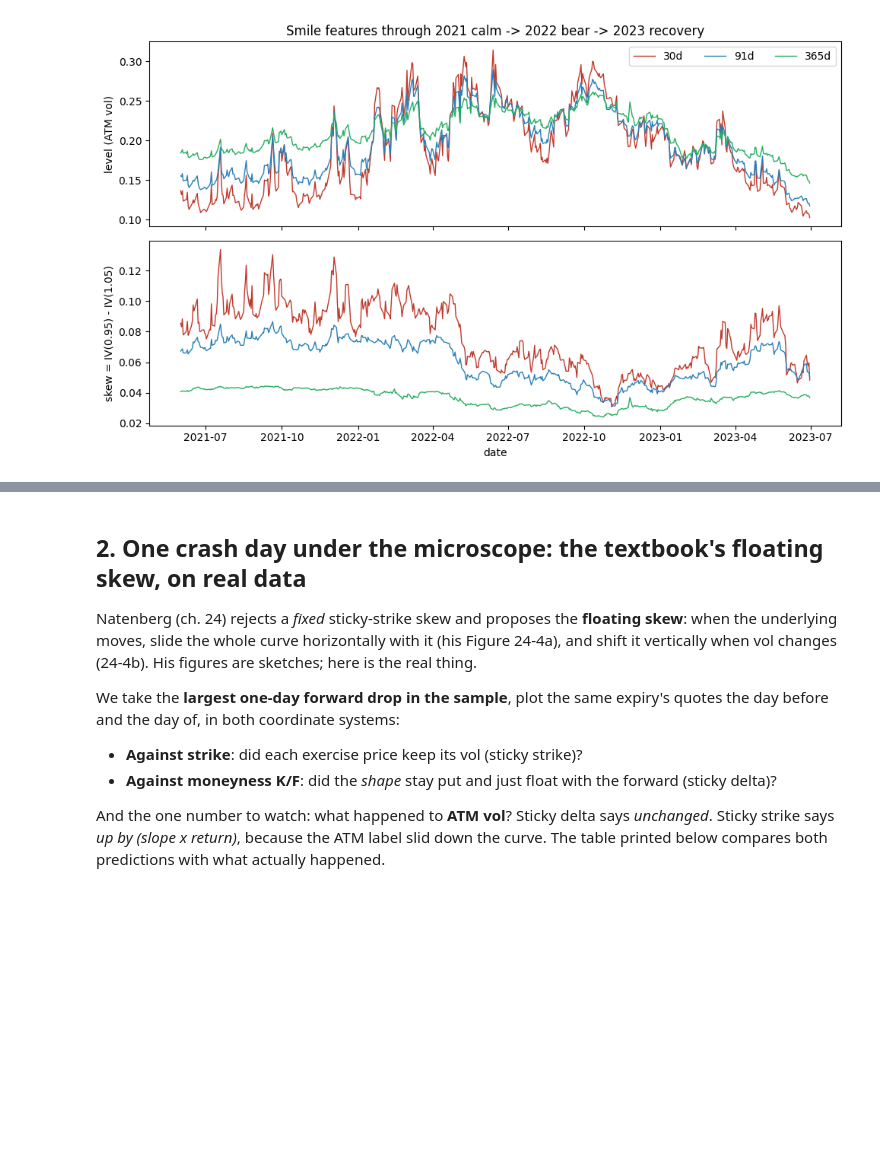
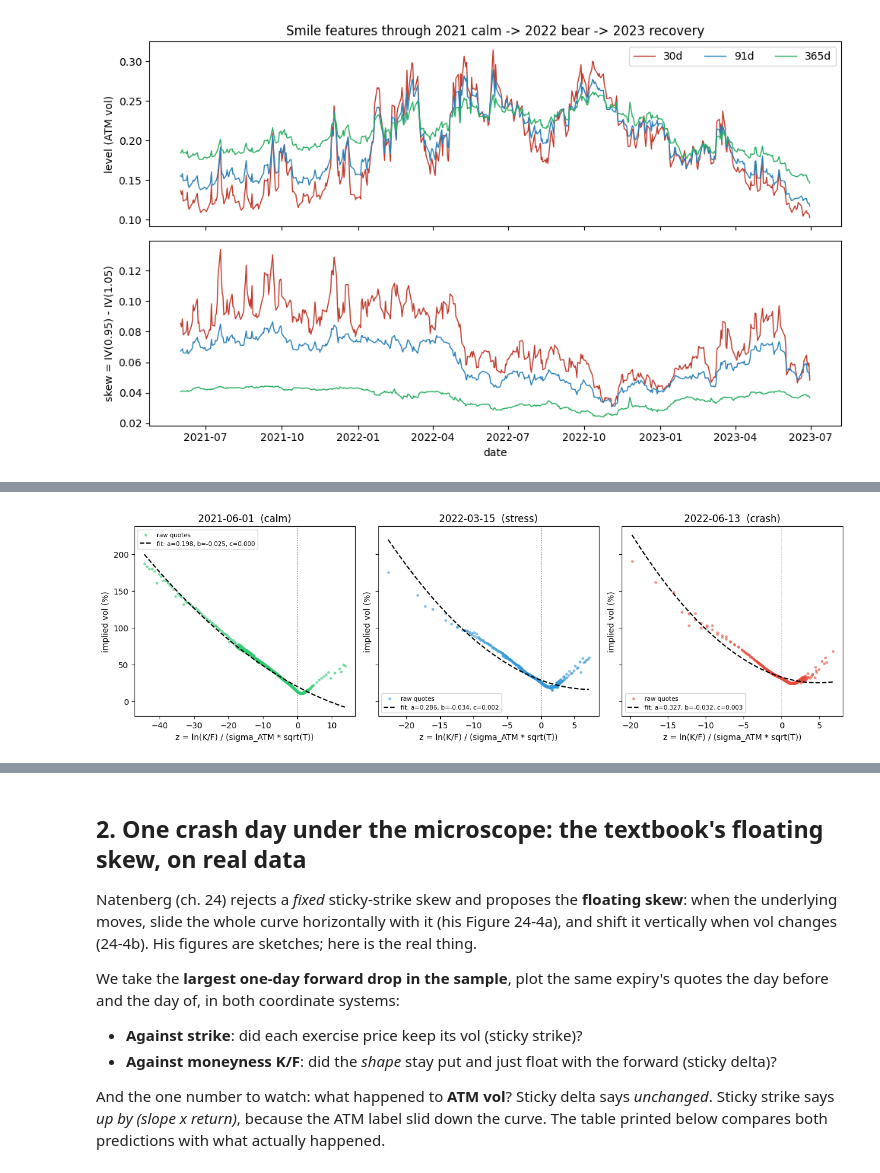
Before and after one commit to harrodyuan/DS4FE, a Jupyter notebook: DS4FE_IV_Surface_Skew_Dynamics.ipynb, the cells around one changed output, grey strips where cells are left out. Cells and saved outputs as stored; diff of their text form; code cells hidden in the pictures; blank space fills up the shorter version.

Commit message:
Add parametric smile model section: quadratic fit in z-space for 3 days + time series of a/b/c parameters vs grid skew

```diff
--- a/DS4FE_IV_Surface_Skew_Dynamics.ipynb
+++ b/DS4FE_IV_Surface_Skew_Dynamics.ipynb
@@ -210,0 +225,28 @@ tenor_d
+# %%
+# Fit quadratic smile model: sigma(z) = a + b*z + c*z**2  on three representative days
+sample_dates = ['2021-06-01', '2022-03-15', '2022-06-13']
+fig, axes = plt.subplots(1, 3, figsize=(13, 4.2), sharey=True)
+cols = ['#2ECC71', '#3498DB', '#E74C3C']
+
+for ax, dt_str, c in zip(axes, sample_dates, cols):
+    d = pd.read_parquet(f'{IV}/iv_{dt_str}.parquet')
+    exp = d.loc[(d['T'] * 365.25 - 30).abs().idxmin(), 'expiry']
+    e = d[d['expiry'] == exp].sort_values('strike')
+    T_, F_ = e['T'].iloc[0], e['F'].iloc[0]
+    atm = np.interp(F_, e['strike'], e['iv'])
+    z = np.log(e['strike'] / F_) / (atm * np.sqrt(T_))
+    coeffs = np.polyfit(z, e['iv'], 2)   # [c, b, a]
+    z_fine = np.linspace(z.min(), z.max(), 200)
+    fit = np.polyval(coeffs, z_fine)
+    ax.scatter(z, e['iv'] * 100, s=6, color=c, alpha=0.5, label='raw quotes')
+    ax.plot(z_fine, fit * 100, '--', color='black', lw=1.5,
+            label=f'fit: a={coeffs[2]:.3f}, b={coeffs[1]:.3f}, c={coeffs[0]:.3f}')
+    ax.axvline(0, color='gray', lw=0.8, ls=':')
+    ax.set_xlabel('z = ln(K/F) / (sigma_ATM * sqrt(T))')
+    ax.set_ylabel('implied vol (%)')
+    t = 'calm' if dt_str=='2021-06-01' else 'stress' if dt_str=='2022-03-15' else 'crash'
+    ax.set_title(f'{dt_str}  ({t})')
+    ax.legend(fontsize=7.5)
+plt.tight_layout(); plt.show()
+# %% [output]
+[figure, added]
```
Also changed, not shown: parts of 2 cells of this notebook.
